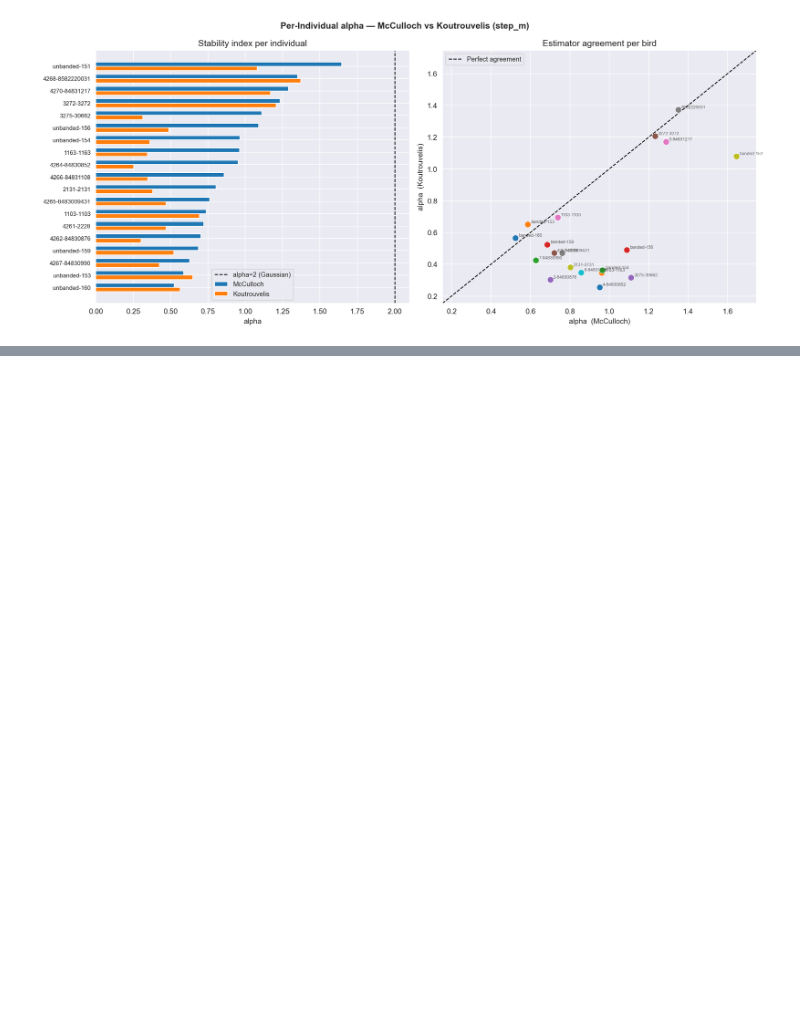
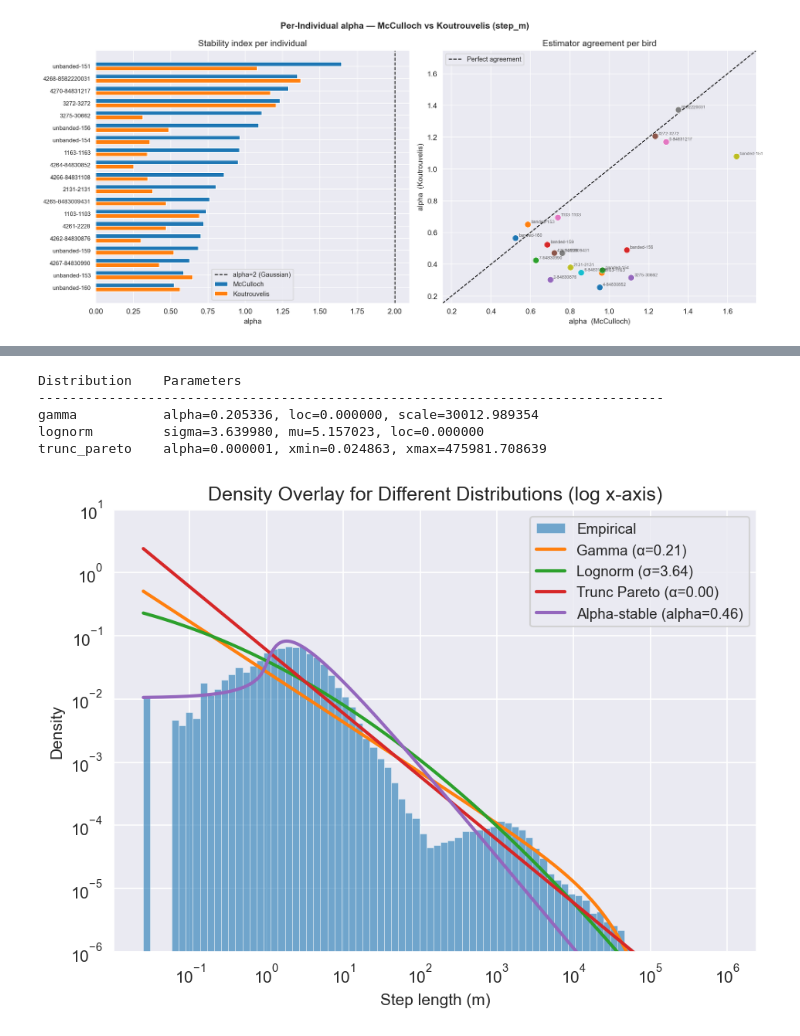
Before and after one commit to JulianSKYOO/PWR_Stochastic_Process, a Jupyter notebook: 02_Levy_Flight_Fitting_Mateusz.ipynb, the cells around one changed output, grey strips where cells are left out. Cells and saved outputs as stored; diff of their text form; code cells hidden in the pictures; blank space fills up the shorter version.

```diff
--- a/02_Levy_Flight_Fitting_Mateusz.ipynb
+++ b/02_Levy_Flight_Fitting_Mateusz.ipynb
@@ -482,0 +497,64 @@ plt.show()
+# %%
+DISTRIBUTIONS = ["gamma", "lognorm", "trunc_pareto"]
+
+params_dict = {}
+
+print(f"{'Distribution':<15} Parameters")
+print("-" * 80)
+
+for dict_name in DISTRIBUTIONS:
+    try:
+        params = fit_dist(step_vals, dict_name)
+        params_dict[dict_name] = params
+
+        param_str = ", ".join([f"{name}={value:.6f}" for name, value in params.items()])
+        print(f"{dict_name:<15} {param_str}")
+
+    except Exception as e:
+        params_dict[dict_name] = None
+        print(f"{dict_name:<15} Error: {e}")
+# %% [output]
+Distribution    Parameters
+--------------------------------------------------------------------------------
+gamma           alpha=0.205336, loc=0.000000, scale=30012.989354
+lognorm         sigma=3.639980, mu=5.157023, loc=0.000000
+trunc_pareto    alpha=0.000001, xmin=0.024863, xmax=475981.708639
+# %%
+fig, axes = plt.subplots(1, 1)
+ax = axes
+
+bins = np.logspace(np.log10(step_vals.min()), np.log10(step_vals.max()), 80)
+ax.hist(step_vals, bins=bins, density=True, alpha=0.6, edgecolor="white", linewidth=0.3, label="Empirical")
+
+x_grid = np.logspace(np.log10(step_vals.min()), np.log10(1e6), 600)
+
+p = params_dict["gamma"]
+ax.plot(x_grid, gamma.pdf(x_grid, p["alpha"], loc=p["loc"], scale=p["scale"]), linewidth=2,
+        label=f"Gamma (α={p['alpha']:.2f})")
+
+p = params_dict["lognorm"]
+ax.plot(x_grid, lognorm.pdf(x_grid, p["sigma"], loc=p["loc"], scale=np.exp(p["mu"])), linewidth=2, label=f"Lognorm (σ={p['sigma']:.2f})")
+
+p = params_dict["trunc_pareto"]
+alpha, xmin, xmax = p["alpha"], p["xmin"], p["xmax"]
+C = (alpha * xmin**alpha) / (1 - (xmin / xmax)**alpha)
+ax.plot(x_grid, C * x_grid**(-alpha - 1), linewidth=2, label=f"Trunc Pareto (α={alpha:.2f})")
+
+pdf_stable = levy_stable.pdf(x_grid, alpha_fit, beta_fit, loc=mu_fit, scale=sigma_fit)
+ax.plot(x_grid, pdf_stable, linewidth=2,
+        label=f"Alpha-stable (alpha={alpha_fit:.2f})")
+
+ax.set_xscale("log")
+ax.set_yscale("log")
+ax.set_ylim(1e-6, 10)
+ax.set_xlabel("Step length (m)")
+ax.set_ylabel("Density")
+ax.set_title("Density Overlay for Different Distributions (log x-axis)")
+ax.legend(fontsize=9)
+
+
+
+plt.tight_layout()
+plt.show()
+# %% [output]
+[figure, added]
```
Also changed, not shown: parts of 3 cells of this notebook, 3 other files.
